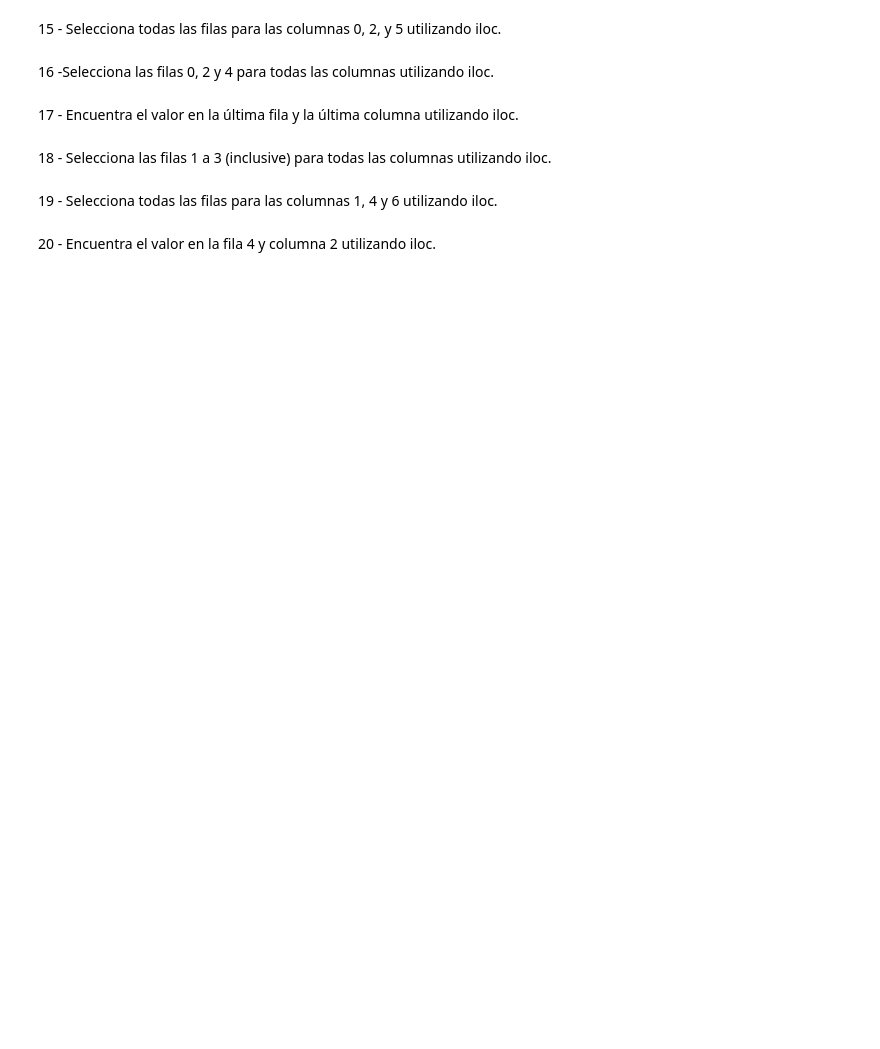
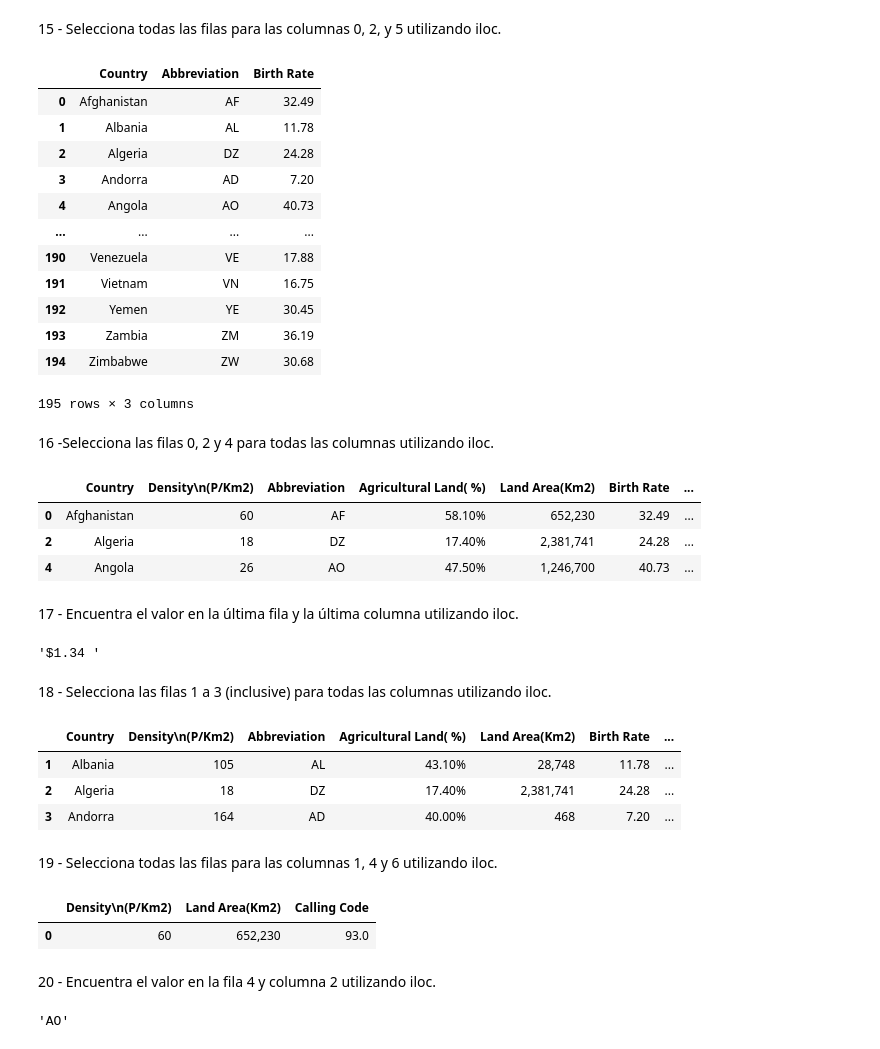
Before and after one commit to clarasdata/adalab-ej-pairprogramming-Andrea-Clara-pandas-numpy, a Jupyter notebook: 03-pair-eda.ipynb, the cells around one changed output. Drawn from its saved outputs; the diff is of its cells as text; code cells hidden in the pictures; blank space fills up the shorter version.

```diff
--- a/03-pair-eda.ipynb
+++ b/03-pair-eda.ipynb
@@ -316,12 +350,61 @@ df_resultado_10
 # %% [markdown]
 15 - Selecciona todas las filas para las columnas 0, 2, y 5 utilizando iloc.
+# %%
+df_resultado_15 = df_world.iloc[:, [0, 2, 5]]
+df_resultado_15
+# %% [output]
+|  | Country | Abbreviation | Birth Rate |
+| 0 | Afghanistan | AF | 32.49 |
+| 1 | Albania | AL | 11.78 |
+| 2 | Algeria | DZ | 24.28 |
+| 3 | Andorra | AD | 7.20 |
+| 4 | Angola | AO | 40.73 |
+| ... | ... | ... | ... |
+| 190 | Venezuela | VE | 17.88 |
+| 191 | Vietnam | VN | 16.75 |
+| 192 | Yemen | YE | 30.45 |
+| 193 | Zambia | ZM | 36.19 |
+| 194 | Zimbabwe | ZW | 30.68 |
+195 rows × 3 columns
 # %% [markdown]
 16 -Selecciona las filas 0, 2 y 4 para todas las columnas utilizando iloc.
+# %%
+df_resultado_16 = df_world.iloc[0:6:2, :]
+df_resultado_16
+# %% [output]
+|  | Country | Density\n(P/Km2) | Abbreviation | Agricultural Land( %) | Land Area(Km2) | Birth Rate | ... |
+| 0 | Afghanistan | 60 | AF | 58.10% | 652,230 | 32.49 | ... |
+| 2 | Algeria | 18 | DZ | 17.40% | 2,381,741 | 24.28 | ... |
+| 4 | Angola | 26 | AO | 47.50% | 1,246,700 | 40.73 | ... |
 # %% [markdown]
 17 - Encuentra el valor en la última fila y la última columna utilizando iloc.
+# %%
+df_resultado_17 = df_world.iloc[-1, -1]
+df_resultado_17
+# %% [output]
+'$1.34 '
 # %% [markdown]
 18 - Selecciona las filas 1 a 3 (inclusive) para todas las columnas utilizando iloc.
+# %%
+df_resultado_18 = df_world.iloc[1:4, :]
+df_resultado_18
+# %% [output]
+|  | Country | Density\n(P/Km2) | Abbreviation | Agricultural Land( %) | Land Area(Km2) | Birth Rate | ... |
+| 1 | Albania | 105 | AL | 43.10% | 28,748 | 11.78 | ... |
+| 2 | Algeria | 18 | DZ | 17.40% | 2,381,741 | 24.28 | ... |
+| 3 | Andorra | 164 | AD | 40.00% | 468 | 7.20 | ... |
 # %% [markdown]
 19 - Selecciona todas las filas para las columnas 1, 4 y 6 utilizando iloc.
+# %%
+df_resultado_19 = df_world.iloc[:, [1,4,6]]
+df_resultado_19.head(1)
+# %% [output]
+|  | Density\n(P/Km2) | Land Area(Km2) | Calling Code |
+| 0 | 60 | 652,230 | 93.0 |
 # %% [markdown]
 20 - Encuentra el valor en la fila 4 y columna 2 utilizando iloc.
+# %%
+df_resultado_20 = df_world.iloc[4, 2]
+df_resultado_20
+# %% [output]
+'AO'
```
Also changed, not shown: parts of 7 cells of this notebook.
